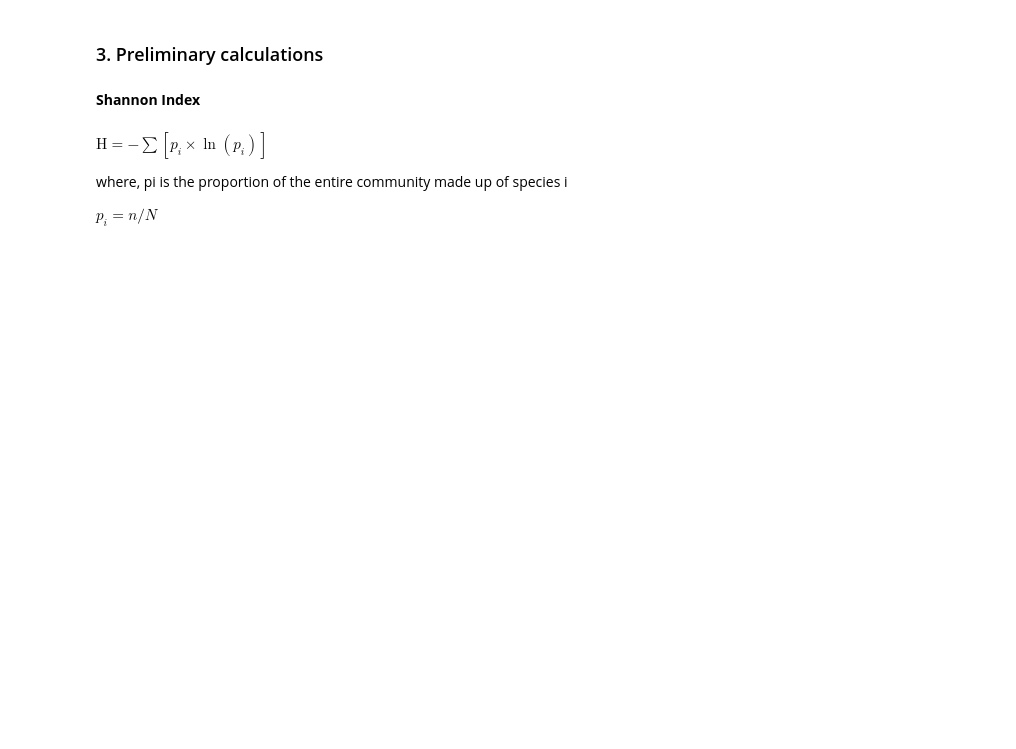
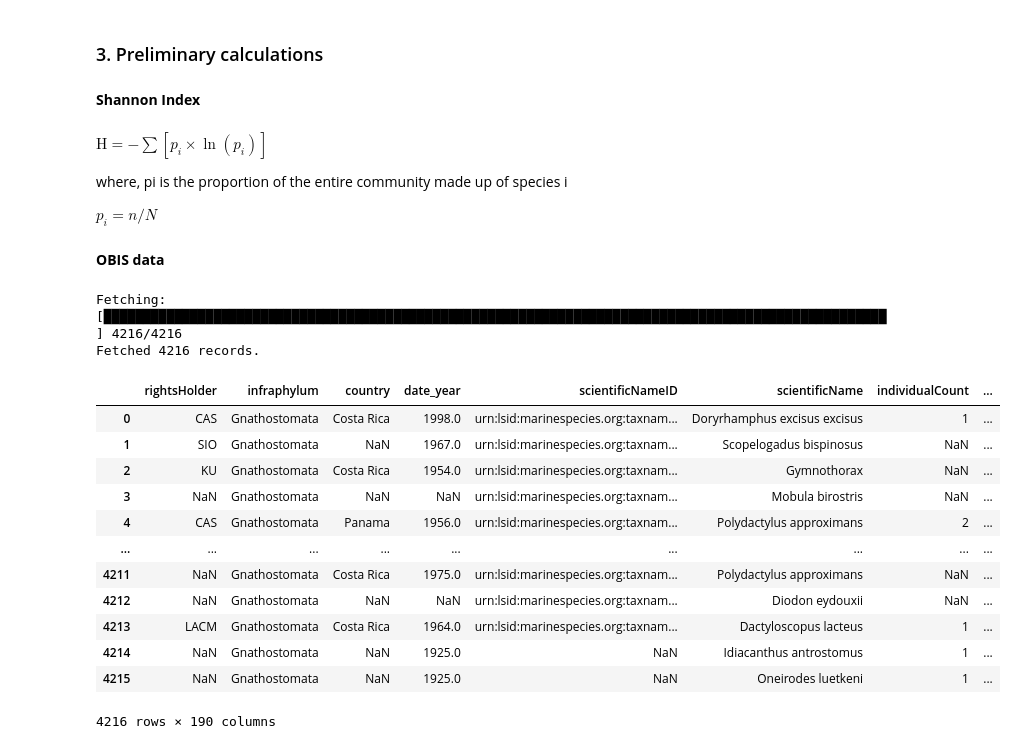
Before and after one commit to Open-Earth-Foundation/oceanprogram, a Jupyter notebook: Marine_Ecosystem_Credits/Marine_Biodiversity/MBU_Methodology/Modulating_Factor1_ShannonIndex.ipynb, the cells around one changed output. Cells and saved outputs as stored; diff of their text form; code cells hidden in the pictures; blank space fills up the shorter version.

```diff
--- a/Marine_Ecosystem_Credits/Marine_Biodiversity/MBU_Methodology/Modulating_Factor1_ShannonIndex.ipynb
+++ b/Marine_Ecosystem_Credits/Marine_Biodiversity/MBU_Methodology/Modulating_Factor1_ShannonIndex.ipynb
@@ -161,0 +166,2 @@ shannon(ACMC, df, grid, 'abundance')
+# %% [markdown]
+**OBIS data**
@@ -161,0 +170,23 @@ shannon(ACMC, df, grid, 'abundance')
+# %%
+#create a polygon to access the OBIS data
+min_x, min_y, max_x, max_y = ACMC.total_bounds
+geometry = f"POLYGON(({max_x} {min_y}, {min_x} {min_y}, {min_x} {max_y}, {max_x} {max_y}, {max_x} {min_y}))"
+# %%
+query = occurrences.search(geometry=geometry)
+query.execute()
+# %% [output]
+Fetching: [████████████████████████████████████████████████████████████████████████████████████████████████████] 4216/4216
+Fetched 4216 records.
+|  | rightsHolder | infraphylum | country | date_year | scientificNameID | scientificName | individualCount | ... |
+| 0 | CAS | Gnathostomata | Costa Rica | 1998.0 | urn:lsid:marinespecies.org:taxnam... | Doryrhamphus excisus excisus | 1 | ... |
+| 1 | SIO | Gnathostomata | NaN | 1967.0 | urn:lsid:marinespecies.org:taxnam... | Scopelogadus bispinosus | NaN | ... |
+| 2 | KU | Gnathostomata | Costa Rica | 1954.0 | urn:lsid:marinespecies.org:taxnam... | Gymnothorax | NaN | ... |
+| 3 | NaN | Gnathostomata | NaN | NaN | urn:lsid:marinespecies.org:taxnam... | Mobula birostris | NaN | ... |
+| 4 | CAS | Gnathostomata | Panama | 1956.0 | urn:lsid:marinespecies.org:taxnam... | Polydactylus approximans | 2 | ... |
+| ... | ... | ... | ... | ... | ... | ... | ... | ... |
+| 4211 | NaN | Gnathostomata | Costa Rica | 1975.0 | urn:lsid:marinespecies.org:taxnam... | Polydactylus approximans | NaN | ... |
+| 4212 | NaN | Gnathostomata | NaN | NaN | urn:lsid:marinespecies.org:taxnam... | Diodon eydouxii | NaN | ... |
+| 4213 | LACM | Gnathostomata | Costa Rica | 1964.0 | urn:lsid:marinespecies.org:taxnam... | Dactyloscopus lacteus | 1 | ... |
+| 4214 | NaN | Gnathostomata | NaN | 1925.0 | NaN | Idiacanthus antrostomus | 1 | ... |
+| 4215 | NaN | Gnathostomata | NaN | 1925.0 | NaN | Oneirodes luetkeni | 1 | ... |
+4216 rows × 190 columns
```
Also changed, not shown: parts of 22 cells of this notebook, 8 other files.
